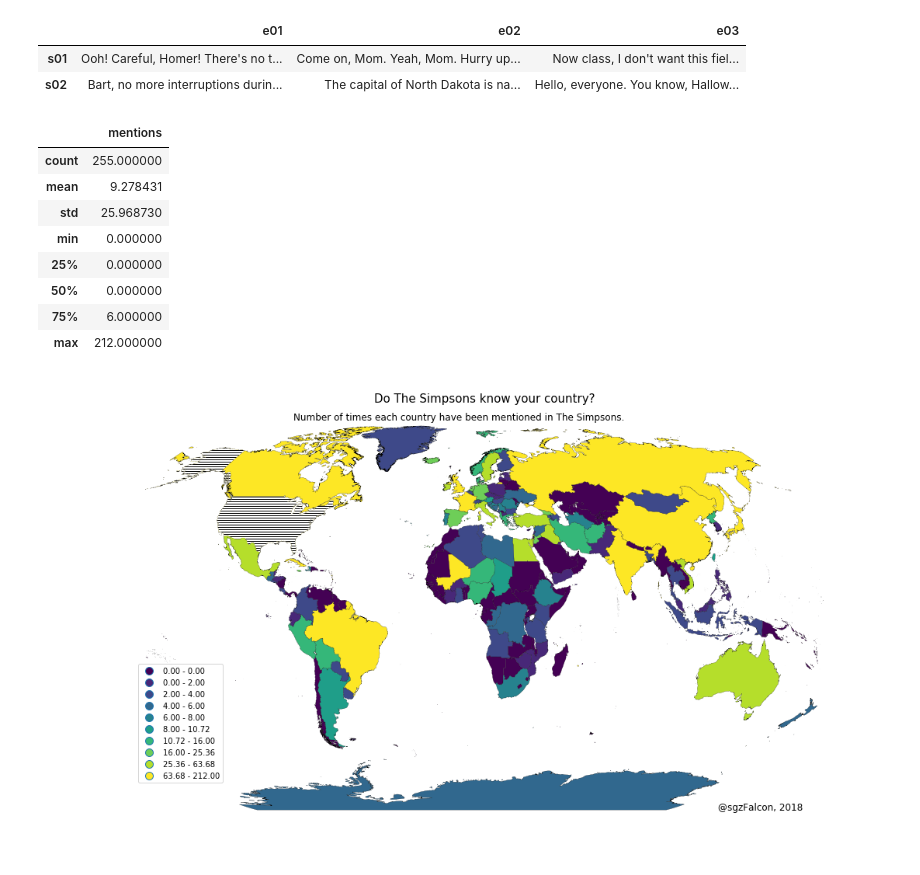
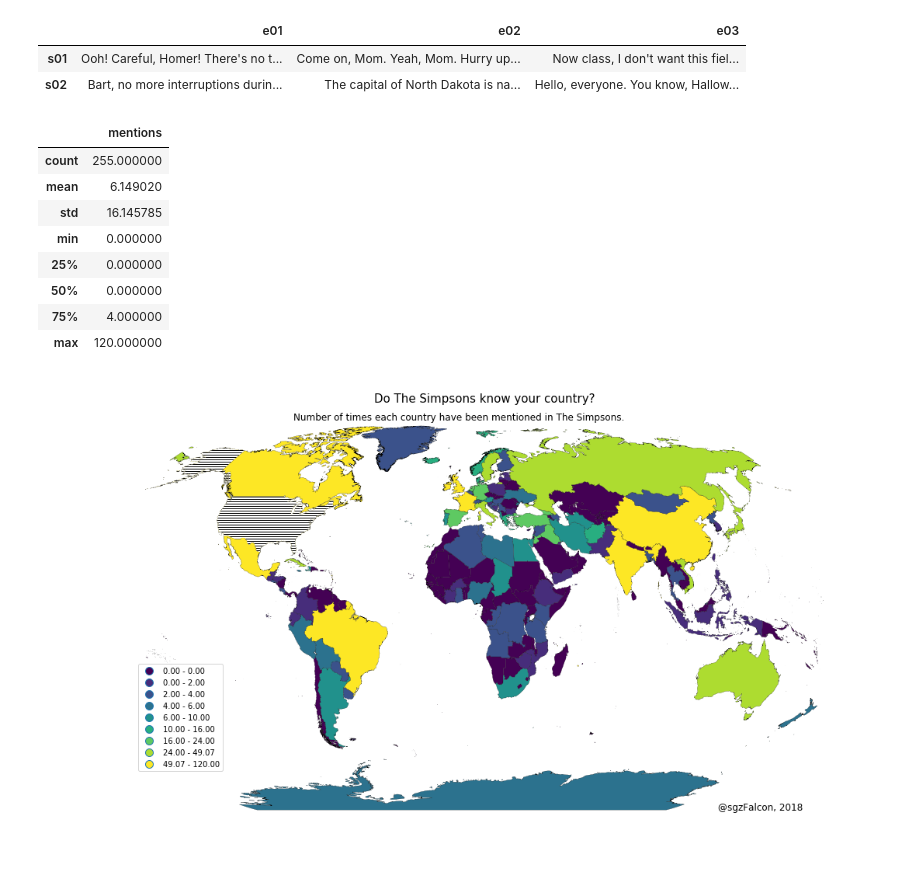
Before and after one commit to sgzFalcon/projects, a Jupyter notebook: mapPlots/SimpsonsGeography.ipynb, the cells around one changed output. Drawn from its saved outputs; the diff is of its cells as text; code cells hidden in the pictures.

```diff
--- a/mapPlots/SimpsonsGeography.ipynb
+++ b/mapPlots/SimpsonsGeography.ipynb
@@ -54,7 +53,7 @@ for values in acronym.values():
 # %%
 data={}
 for country in countries:
-    data[country]=len(re.findall(country, words))
+    data[country]=len(re.findall(country+'\W', words))
 # %%
 dfcount = pd.DataFrame(list(data.items()), columns=['ADMIN','mentions'])
 for key,values in acronym.items():
@@ -69,30 +68,30 @@ merged.describe()
 # %% [output]
 |  | mentions |
 | count | 255.000000 |
-| mean | 9.278431 |
-| std | 25.968730 |
+| mean | 6.149020 |
+| std | 16.145785 |
 | min | 0.000000 |
 | 25% | 0.000000 |
 | 50% | 0.000000 |
-| 75% | 6.000000 |
-| max | 212.000000 |
+| 75% | 4.000000 |
+| max | 120.000000 |
 # %%
-ax = merged.plot(column='mentions', cmap='viridis', figsize=(16, 10), scheme='quantiles', k=25, legend=True, linewidth=0.2,edgecolor='black')
+ax = merged.plot(column='mentions', cmap='viridis', figsize=(16, 10), scheme='quantiles', k=30, legend=True, linewidth=0.2,edgecolor='black')
 merged[merged['ADMIN']=='United States of America'].plot(ax=ax, color='white',hatch='----')
 
 title='Do The Simpsons know your country?'
 description=('Number of times each country have been mentioned in The Simpsons.')
 author='@sgzFalcon, 2018'
 ax.set_title(title, fontdict={'fontsize': 15}, loc='center')
 ax.annotate(description, xy=(0.3, 0.91), size=12, xycoords='figure fraction')
 ax.annotate(author, xy=(0.8, 0.1), size=12, xycoords='figure fraction')
 
 ax.set_axis_off()
 ax.set_xlim([-1.4e7, 1.6e7])
 ax.get_legend().set_bbox_to_anchor((.12, .4))
 fig1 = ax.get_figure()
 
-fig1.savefig('mapSimpsons.png', dpi=500)
+fig1.savefig('mapSimpsons1.png', dpi=500)
 # %% [output]
-[figure, old version]
+[figure, new version]
 # %%
```
Also changed, not shown: parts of 3 cells of this notebook, 1 other file.
